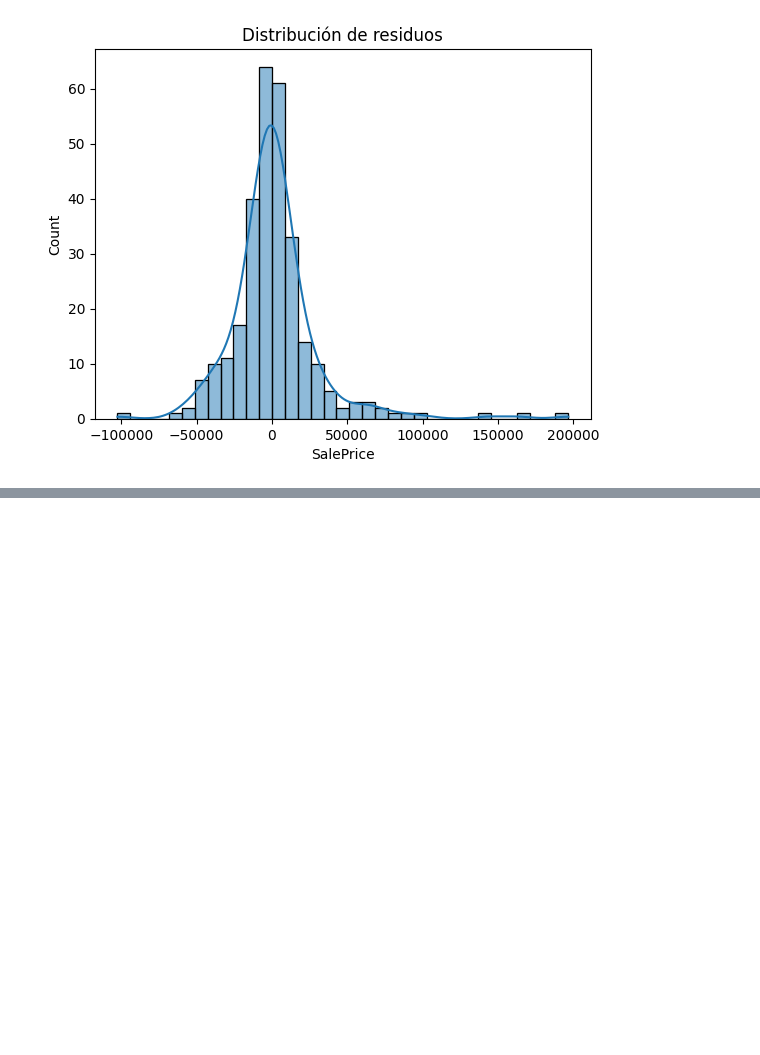
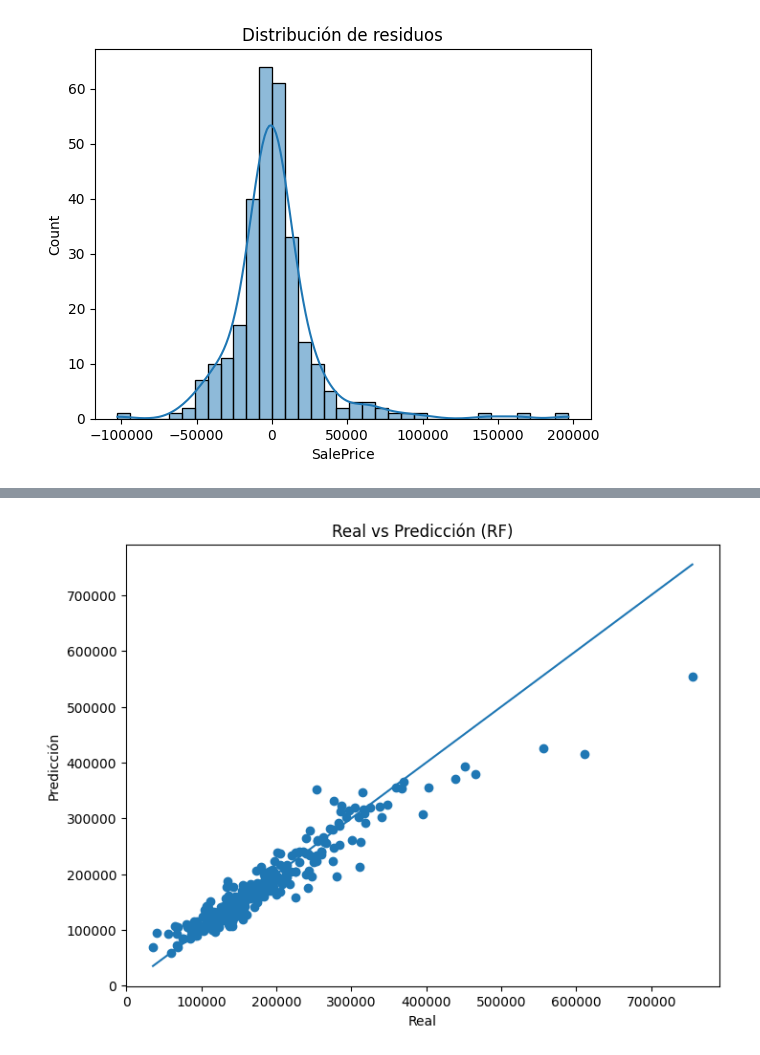
Before and after one commit to Edenilson-Molina/ml-house-prices, a Jupyter notebook: notebooks/03_modeling_eval.ipynb, the cells around one changed output, grey strips where cells are left out. Saved outputs shown, nothing was run; the diff lists cells and outputs as text; code cells hidden in the pictures; blank space fills up the shorter version.

```diff
--- a/notebooks/03_modeling_eval.ipynb
+++ b/notebooks/03_modeling_eval.ipynb
@@ -146,0 +229,11 @@ plt.show()
+# %%
+# Real vs predicción (log)
+plt.figure(figsize=(8, 6))
+plt.scatter(y_test, rf_log_pred)
+plt.plot([y_test.min(), y_test.max()], [y_test.min(), y_test.max()])
+plt.xlabel("Real")
+plt.ylabel("Predicción")
+plt.title("Real vs Predicción (RF)")
+plt.show()
+# %% [output]
+[figure, added]
```
Also changed, not shown: parts of 16 cells of this notebook, 4 other files.
